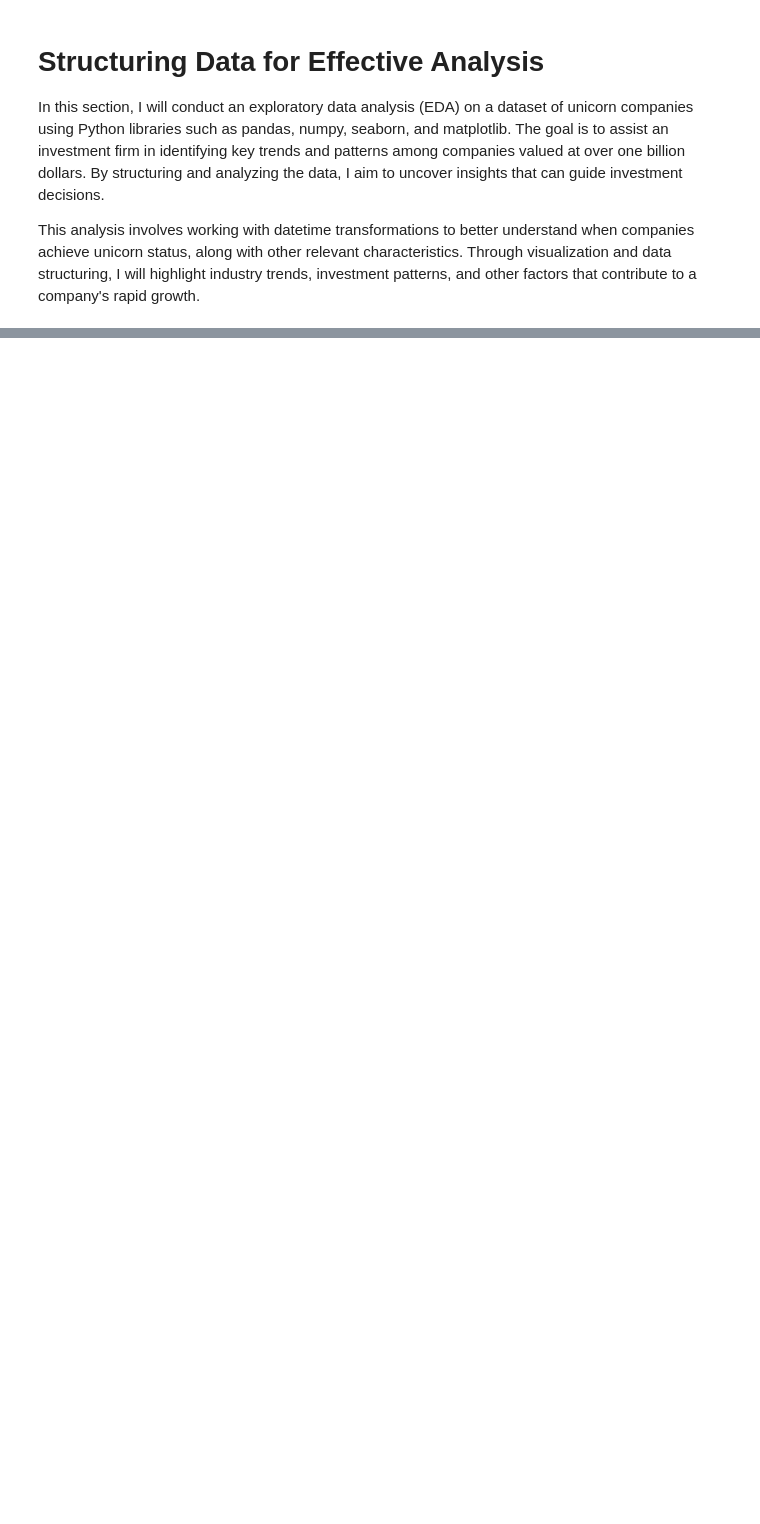
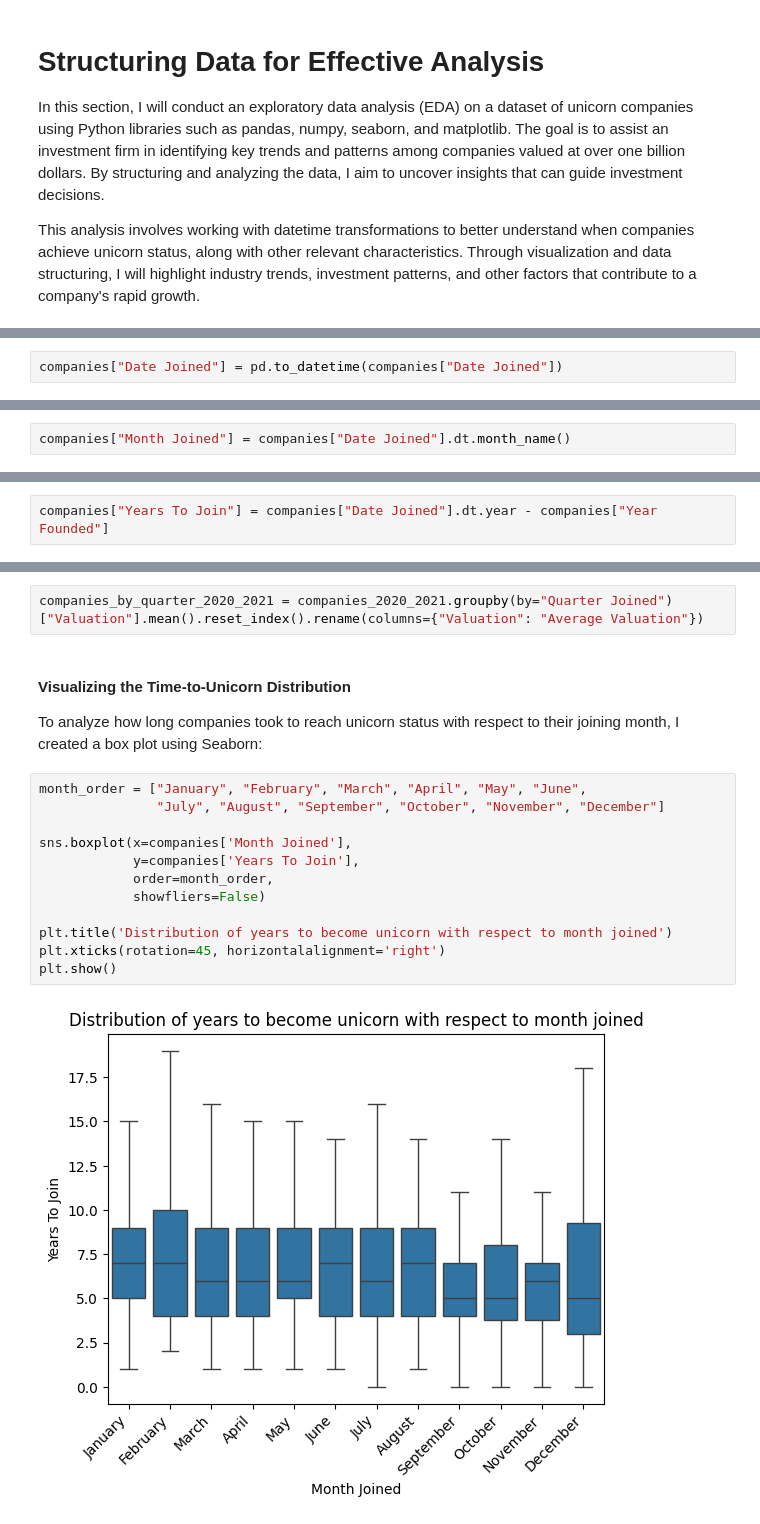
Before and after one commit to Cyberoctane29/Unicorn-Companies-Analysis, a Jupyter notebook: Unicorn_Companies_Analysis.ipynb, the cells around one changed output, grey strips where cells are left out. Cells and saved outputs as stored; diff of their text form; blank space fills up the shorter version.

```diff
--- a/Unicorn_Companies_Analysis.ipynb
+++ b/Unicorn_Companies_Analysis.ipynb
@@ -310,0 +431,2 @@ This analysis involves working with datetime transformations to better understan
+# %%
+companies["Date Joined"] = pd.to_datetime(companies["Date Joined"])
@@ -310,0 +456,2 @@ This analysis involves working with datetime transformations to better understan
+# %%
+companies["Month Joined"] = companies["Date Joined"].dt.month_name()
@@ -310,0 +462,2 @@ This analysis involves working with datetime transformations to better understan
+# %%
+companies["Years To Join"] = companies["Date Joined"].dt.year - companies["Year Founded"]
@@ -310,0 +523,20 @@ This analysis involves working with datetime transformations to better understan
+# %%
+companies_by_quarter_2020_2021 = companies_2020_2021.groupby(by="Quarter Joined")["Valuation"].mean().reset_index().rename(columns={"Valuation": "Average Valuation"})
+# %% [markdown]
+#### Visualizing the Time-to-Unicorn Distribution
+
+To analyze how long companies took to reach unicorn status with respect to their joining month, I created a box plot using Seaborn:
+# %%
+month_order = ["January", "February", "March", "April", "May", "June",
+               "July", "August", "September", "October", "November", "December"]
+
+sns.boxplot(x=companies['Month Joined'],
+            y=companies['Years To Join'],
+            order=month_order,
+            showfliers=False)
+
+plt.title('Distribution of years to become unicorn with respect to month joined')
+plt.xticks(rotation=45, horizontalalignment='right')
+plt.show()
+# %% [output]
+[figure, added]
```
Also changed, not shown: parts of 53 cells of this notebook.
